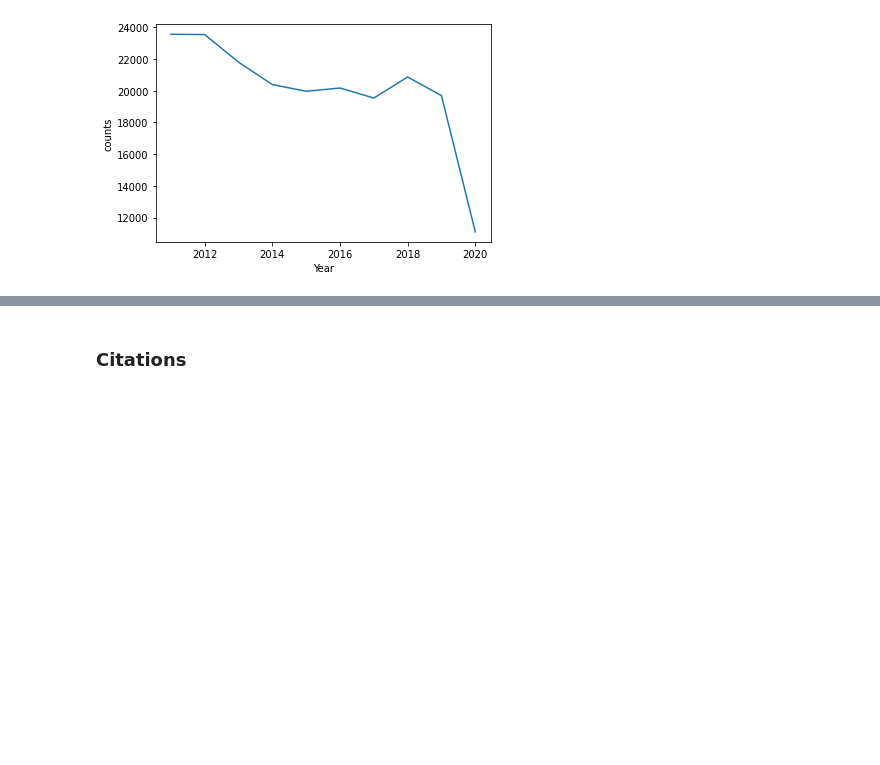
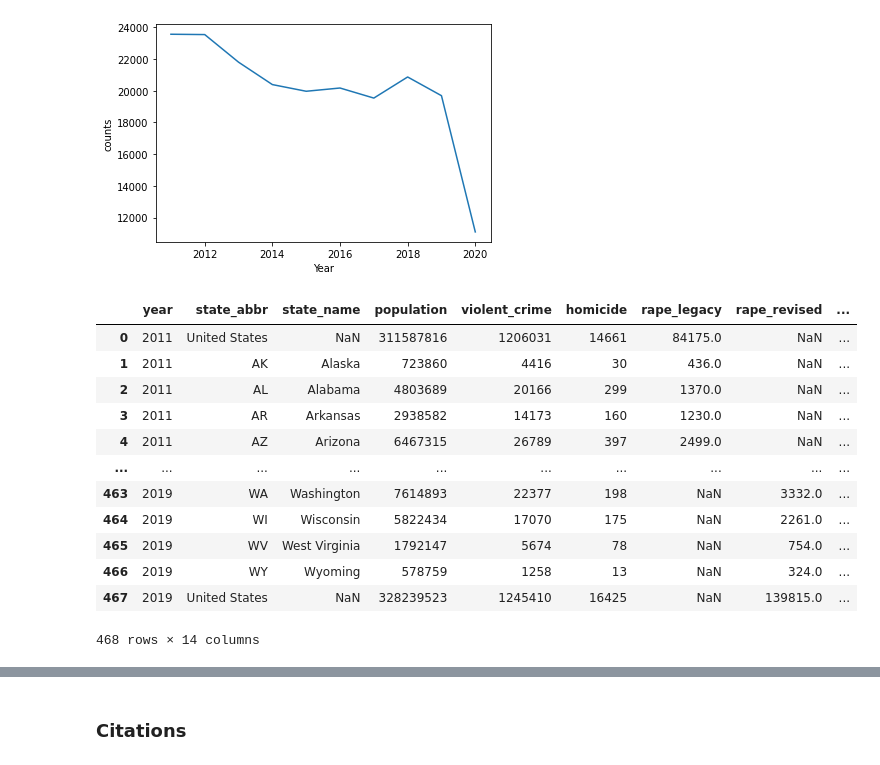
Before and after one commit to jerrychen007/IS-445-Final-Project, a Jupyter notebook: Chen-Mingyu-Final Project-Part 3.ipynb, the cells around one changed output, grey strips where cells are left out. Drawn from its saved outputs; the diff is of its cells as text; code cells hidden in the pictures; blank space fills up the shorter version.

```diff
--- a/Chen-Mingyu-Final Project-Part 3.ipynb
+++ b/Chen-Mingyu-Final Project-Part 3.ipynb
@@ -82,3 +82,21 @@ plt3
 # %% [output]
 <AxesSubplot:xlabel='Year', ylabel='counts'>
 [figure]
+# %%
+states_crime = pd.read_csv('estimated_crimes_1979_2019.csv')
+states_crime[['state_abbr']] = states_crime[['state_abbr']].fillna(value='United States')
+states_crime
+# %% [output]
+|  | year | state_abbr | state_name | population | violent_crime | homicide | rape_legacy | rape_revised | ... |
+| 0 | 2011 | United States | NaN | 311587816 | 1206031 | 14661 | 84175.0 | NaN | ... |
+| 1 | 2011 | AK | Alaska | 723860 | 4416 | 30 | 436.0 | NaN | ... |
+| 2 | 2011 | AL | Alabama | 4803689 | 20166 | 299 | 1370.0 | NaN | ... |
+| 3 | 2011 | AR | Arkansas | 2938582 | 14173 | 160 | 1230.0 | NaN | ... |
+| 4 | 2011 | AZ | Arizona | 6467315 | 26789 | 397 | 2499.0 | NaN | ... |
+| ... | ... | ... | ... | ... | ... | ... | ... | ... | ... |
+| 463 | 2019 | WA | Washington | 7614893 | 22377 | 198 | NaN | 3332.0 | ... |
+| 464 | 2019 | WI | Wisconsin | 5822434 | 17070 | 175 | NaN | 2261.0 | ... |
+| 465 | 2019 | WV | West Virginia | 1792147 | 5674 | 78 | NaN | 754.0 | ... |
+| 466 | 2019 | WY | Wyoming | 578759 | 1258 | 13 | NaN | 324.0 | ... |
+| 467 | 2019 | United States | NaN | 328239523 | 1245410 | 16425 | NaN | 139815.0 | ... |
+468 rows × 14 columns
```
Also changed, not shown: parts of 1 cell of this notebook.
